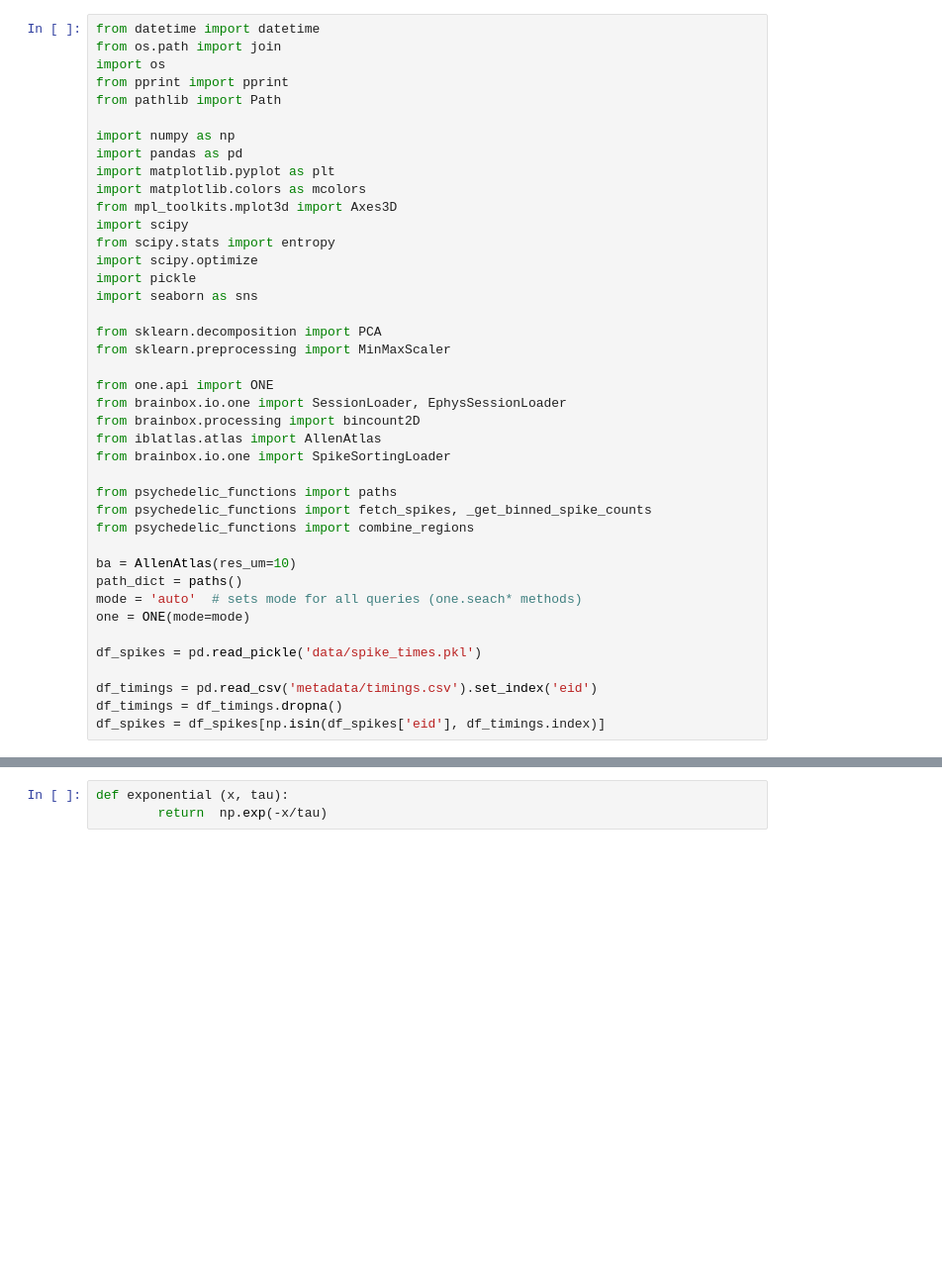
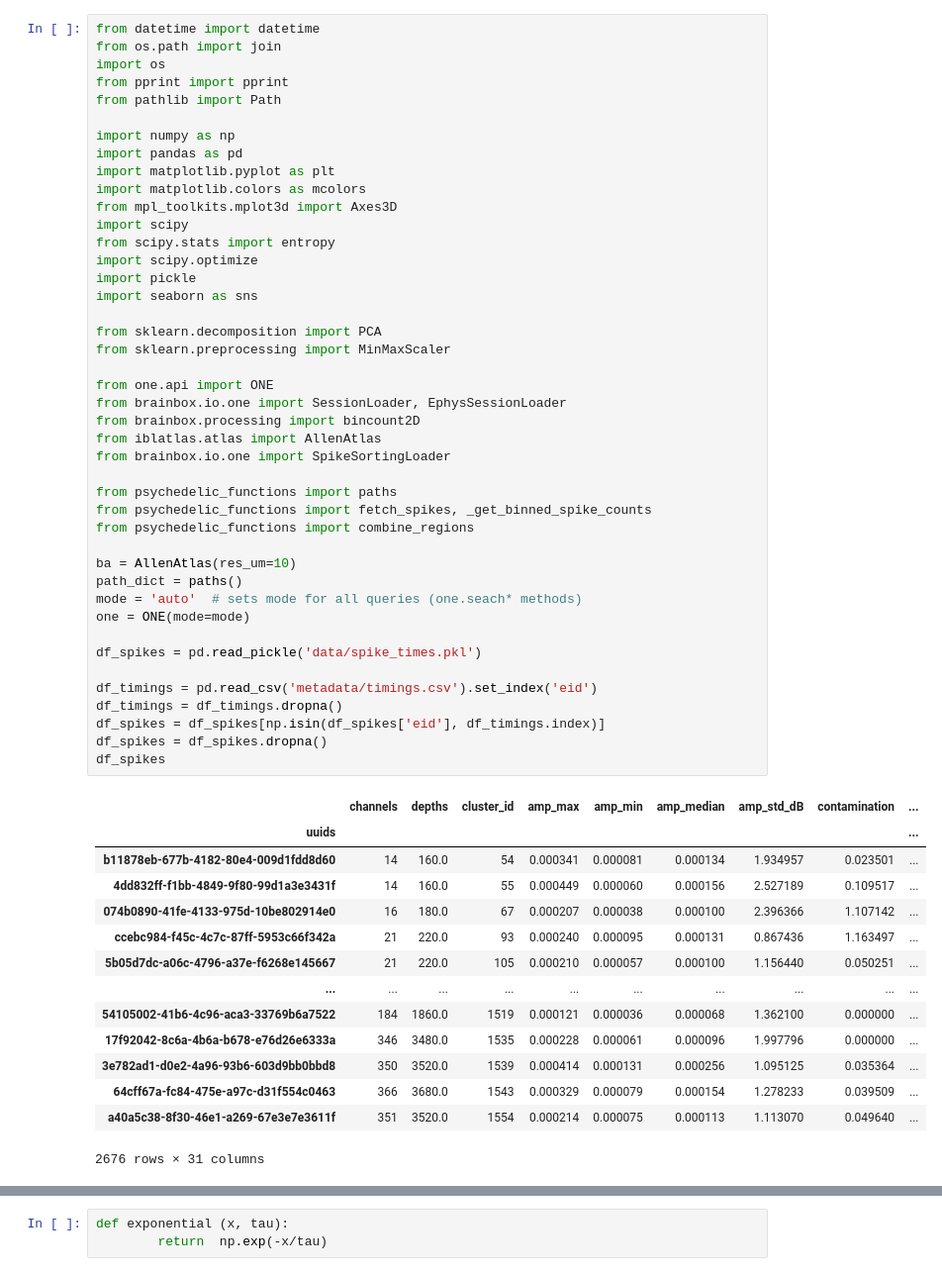
Before and after one commit to ja-94/psychedelics, a Jupyter notebook: 02_PCA_cleanup_inprocess.ipynb, the cells around one changed output, grey strips where cells are left out. Shown at 99% size. Cells and saved outputs as stored; diff of their text form; blank space fills up the shorter version.

```diff
--- a/02_PCA_cleanup_inprocess.ipynb
+++ b/02_PCA_cleanup_inprocess.ipynb
@@ -12,30 +12,47 @@ import matplotlib.colors as mcolors
 from mpl_toolkits.mplot3d import Axes3D
 import scipy
 from scipy.stats import entropy
 import scipy.optimize
 import pickle
 import seaborn as sns
 
 from sklearn.decomposition import PCA
 from sklearn.preprocessing import MinMaxScaler
 
 from one.api import ONE
 from brainbox.io.one import SessionLoader, EphysSessionLoader
 from brainbox.processing import bincount2D
 from iblatlas.atlas import AllenAtlas
 from brainbox.io.one import SpikeSortingLoader
 
 from psychedelic_functions import paths
 from psychedelic_functions import fetch_spikes, _get_binned_spike_counts
 from psychedelic_functions import combine_regions
 
 ba = AllenAtlas(res_um=10)
 path_dict = paths()
 mode = 'auto'  # sets mode for all queries (one.seach* methods)
 one = ONE(mode=mode)
 
 df_spikes = pd.read_pickle('data/spike_times.pkl')
 
 df_timings = pd.read_csv('metadata/timings.csv').set_index('eid')
 df_timings = df_timings.dropna()
 df_spikes = df_spikes[np.isin(df_spikes['eid'], df_timings.index)]
+df_spikes = df_spikes.dropna()
+df_spikes
+# %% [output]
+|  | channels | depths | cluster_id | amp_max | amp_min | amp_median | amp_std_dB | contamination | ... |
+| uuids |  |  |  |  |  |  |  |  | ... |
+| b11878eb-677b-4182-80e4-009d1fdd8d60 | 14 | 160.0 | 54 | 0.000341 | 0.000081 | 0.000134 | 1.934957 | 0.023501 | ... |
+| 4dd832ff-f1bb-4849-9f80-99d1a3e3431f | 14 | 160.0 | 55 | 0.000449 | 0.000060 | 0.000156 | 2.527189 | 0.109517 | ... |
+| 074b0890-41fe-4133-975d-10be802914e0 | 16 | 180.0 | 67 | 0.000207 | 0.000038 | 0.000100 | 2.396366 | 1.107142 | ... |
+| ccebc984-f45c-4c7c-87ff-5953c66f342a | 21 | 220.0 | 93 | 0.000240 | 0.000095 | 0.000131 | 0.867436 | 1.163497 | ... |
+| 5b05d7dc-a06c-4796-a37e-f6268e145667 | 21 | 220.0 | 105 | 0.000210 | 0.000057 | 0.000100 | 1.156440 | 0.050251 | ... |
+| ... | ... | ... | ... | ... | ... | ... | ... | ... | ... |
+| 54105002-41b6-4c96-aca3-33769b6a7522 | 184 | 1860.0 | 1519 | 0.000121 | 0.000036 | 0.000068 | 1.362100 | 0.000000 | ... |
+| 17f92042-8c6a-4b6a-b678-e76d26e6333a | 346 | 3480.0 | 1535 | 0.000228 | 0.000061 | 0.000096 | 1.997796 | 0.000000 | ... |
+| 3e782ad1-d0e2-4a96-93b6-603d9bb0bbd8 | 350 | 3520.0 | 1539 | 0.000414 | 0.000131 | 0.000256 | 1.095125 | 0.035364 | ... |
+| 64cff67a-fc84-475e-a97c-d31f554c0463 | 366 | 3680.0 | 1543 | 0.000329 | 0.000079 | 0.000154 | 1.278233 | 0.039509 | ... |
+| a40a5c38-8f30-46e1-a269-67e3e7e3611f | 351 | 3520.0 | 1554 | 0.000214 | 0.000075 | 0.000113 | 1.113070 | 0.049640 | ... |
+2676 rows × 31 columns
```
Also changed, not shown: parts of 6 cells of this notebook, 2 other files.
